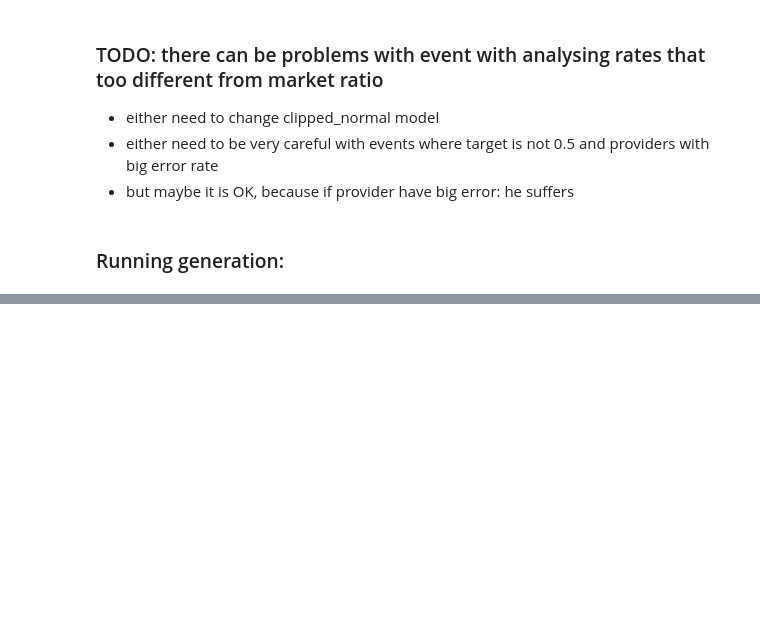
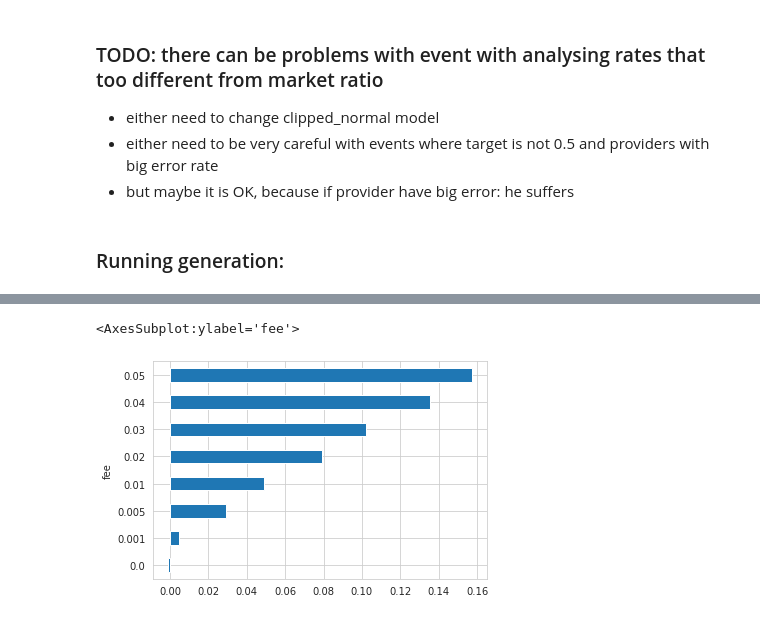
Before and after one commit to juster-finance/juster-core, a Jupyter notebook: projects/2021-07-06-event-simulator/events-simulator.ipynb, the cells around one changed output, grey strips where cells are left out. Drawn from its saved outputs; the diff is of its cells as text; code cells hidden in the pictures; blank space fills up the shorter version.

```diff
--- a/projects/2021-07-06-event-simulator/events-simulator.ipynb
+++ b/projects/2021-07-06-event-simulator/events-simulator.ipynb
@@ -126,0 +180,25 @@ df.describe().T
+# %%
+df['primary_provider_result'] = df['diff_primary_provider'] / df['primary_provider_amount']
+df['following_provider_result'] = df['diff_following_provider'] / df['following_provider_amount']
+
+df['primary_provider_is_profit'] = df['diff_primary_provider'] > 0
+df['primary_provider_is_loss'] = df['diff_primary_provider'] < 0
+df['following_provider_is_profit'] = df['diff_following_provider'] > 0
+df['following_provider_is_loss'] = df['diff_following_provider'] < 0
+
+df['total_liquidity'] = df['pool_a'] * df['pool_b'] / 10**12
+# %%
+def add_bins(df, field, bins_count=10, round_max_digits=0, spacer=np.linspace):
+
+    bins = spacer(df[field].min(), df[field].max(), bins_count)
+    cats = pd.cut(df[field], bins=bins)
+    df[f'{field}_bin_left'] = cats.map(lambda x: x.left)
+    df[f'{field}_bin_right'] = cats.map(lambda x: x.right)
+    df[f'{field}_bin_group'] = cats.map(lambda x: f'{x.left} - {x.right}')
+
+    return df
+# %%
+df = add_bins(df, 'bet_chance', bins_count=11, round_max_digits=2)
+df = add_bins(df, 'total_liquidity', bins_count=9, round_max_digits=-5)
+df = add_bins(df, 'following_provider_to_primary_shares', bins_count=5, spacer=np.geomspace)
+df = add_bins(df, 'primary_provider_amount', bins_count=10, spacer=np.geomspace)
@@ -126,0 +233,3 @@ df.describe().T
+# %%
+fee_stats = agg_stats_by_selector(df, 'fee')
+fee_stats
@@ -126,0 +247,5 @@ df.describe().T
+# %%
+fee_stats.median_result.plot.barh()
+# %% [output]
+<AxesSubplot:ylabel='fee'>
+[figure, added]
```
Also changed, not shown: parts of 36 cells of this notebook.
